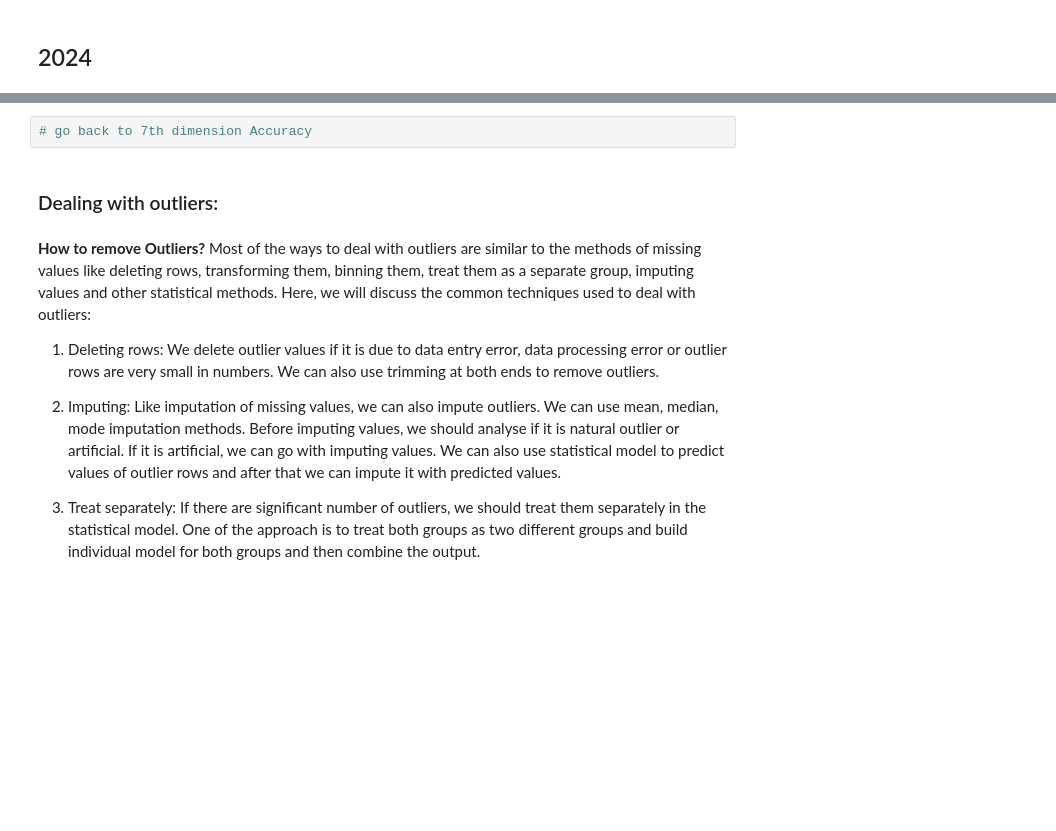
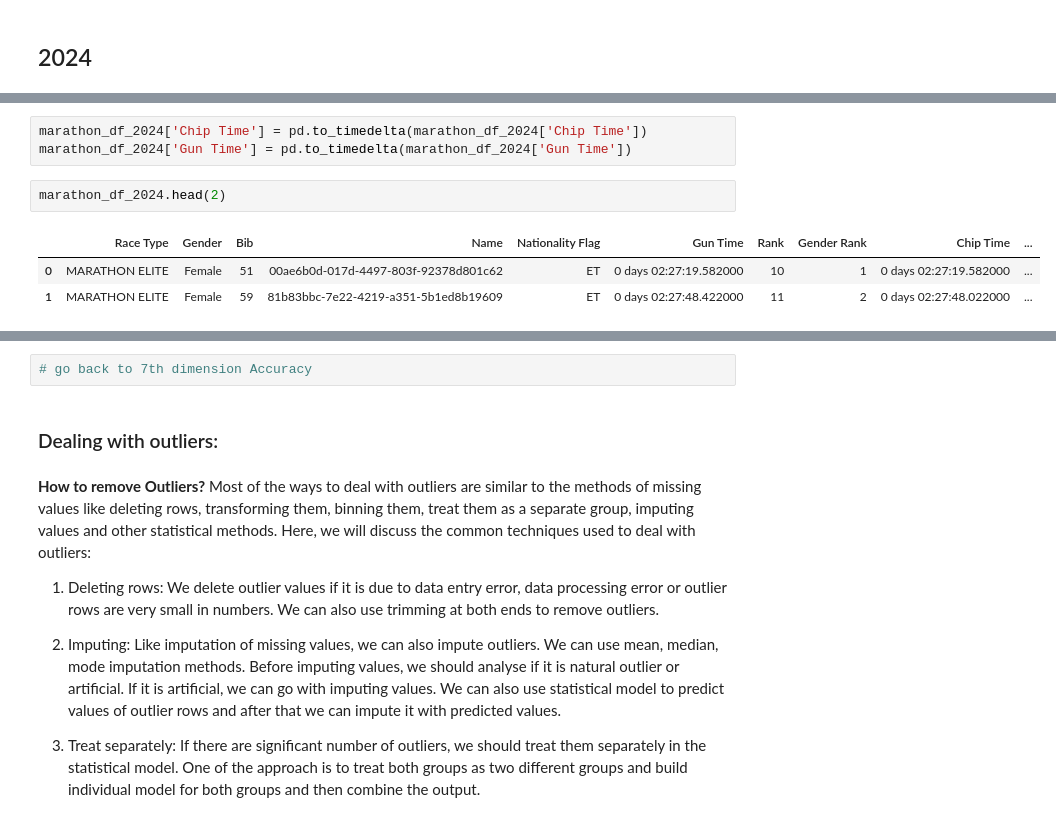
Before and after one commit to Tuwaiq-DS-ML-bootcamp-V-9/Usecase-1, a Jupyter notebook: 4-EDA explain - usecase1-v2.ipynb, the cells around one changed output, grey strips where cells are left out. Cells and saved outputs as stored; diff of their text form; blank space fills up the shorter version.

```diff
--- a/4-EDA explain - usecase1-v2.ipynb
+++ b/4-EDA explain - usecase1-v2.ipynb
@@ -1423,0 +2355,9 @@ marathon_df_2022.dtypes
+# %%
+marathon_df_2024['Chip Time'] = pd.to_timedelta(marathon_df_2024['Chip Time'])
+marathon_df_2024['Gun Time'] = pd.to_timedelta(marathon_df_2024['Gun Time'])
+# %%
+marathon_df_2024.head(2)
+# %% [output]
+|  | Race Type | Gender | Bib | Name | Nationality Flag | Gun Time | Rank | Gender Rank | Chip Time | ... |
+| 0 | MARATHON ELITE | Female | 51 | 00ae6b0d-017d-4497-803f-92378d801c62 | ET | 0 days 02:27:19.582000 | 10 | 1 | 0 days 02:27:19.582000 | ... |
+| 1 | MARATHON ELITE | Female | 59 | 81b83bbc-7e22-4219-a351-5b1ed8b19609 | ET | 0 days 02:27:48.422000 | 11 | 2 | 0 days 02:27:48.022000 | ... |
```
Also changed, not shown: parts of 126 cells of this notebook.
